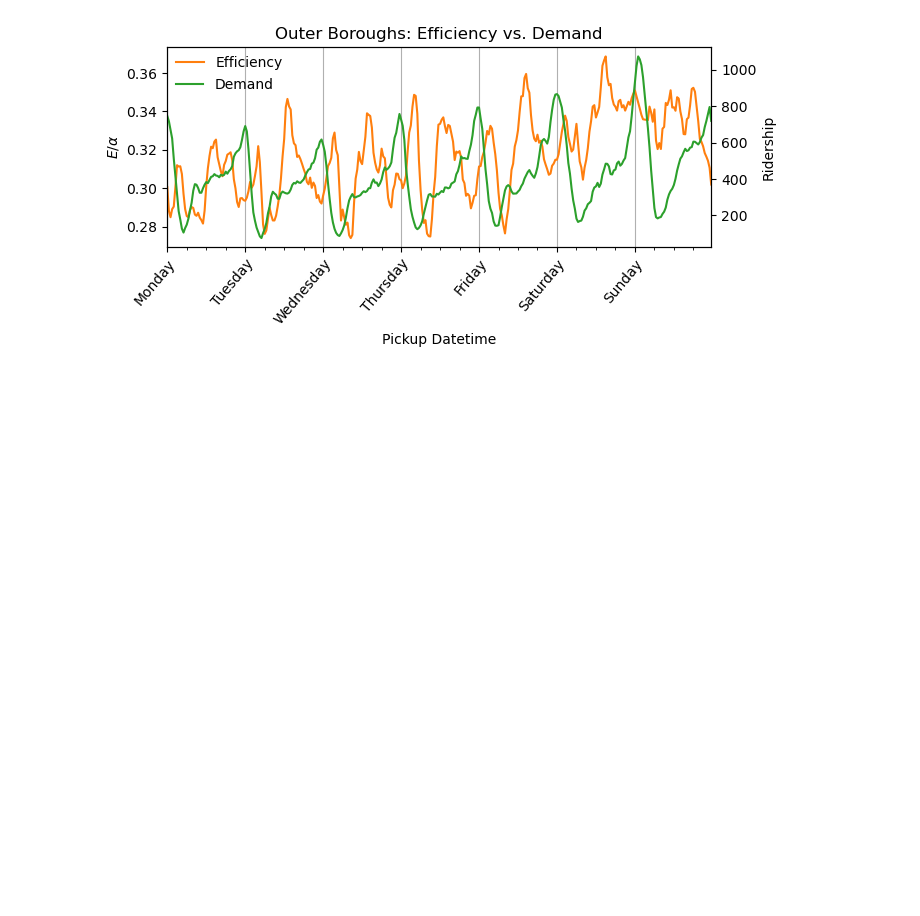
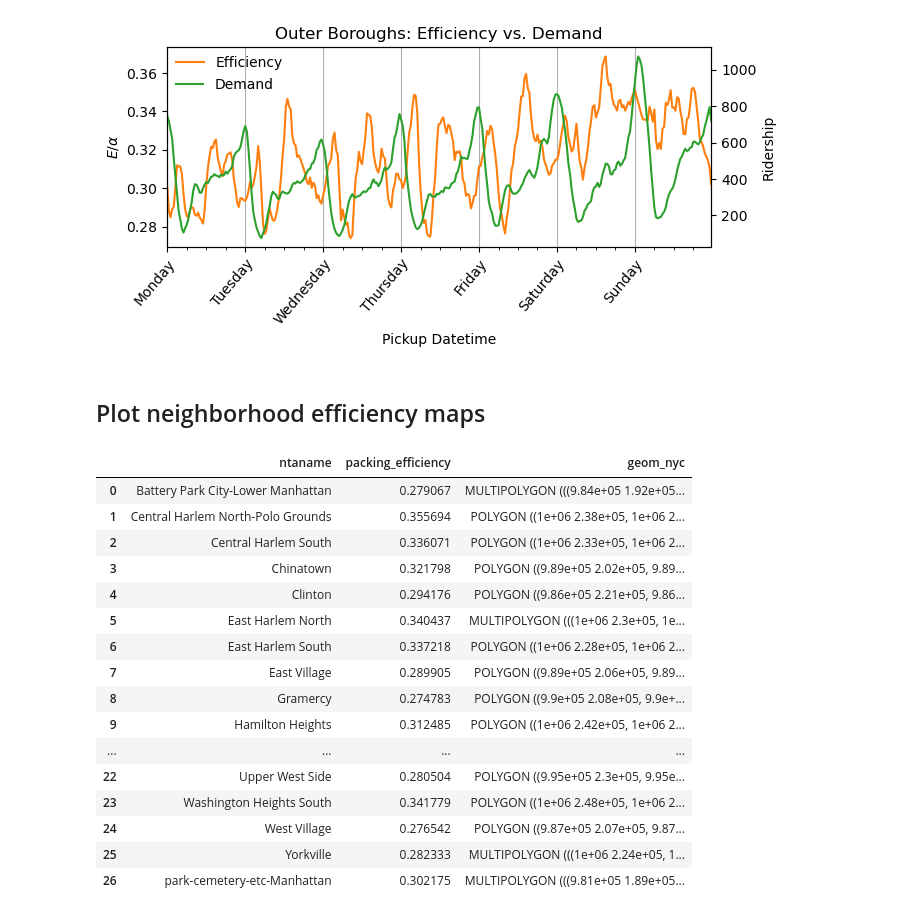
Before and after one commit to calebclayreagor/nyc-taxi-efficiency, a Jupyter notebook: notebooks/02_efficiency.ipynb, the cells around one changed output. Drawn from its saved outputs; the diff is of its cells as text; code cells hidden in the pictures; blank space fills up the shorter version.

```diff
--- a/notebooks/02_efficiency.ipynb
+++ b/notebooks/02_efficiency.ipynb
@@ -165,3 +166,5 @@ plt.tight_layout()
 plt.savefig(os.path.join(outdir, 'efficiency_vs_demand_outer_boroughs.svg'))
 # %% [output]
 [figure]
+# %% [markdown]
+## Plot neighborhood efficiency maps
@@ -167,0 +179,33 @@ plt.savefig(os.path.join(outdir, 'efficiency_vs_demand_outer_boroughs.svg'))
+# %%
+# manhattan weekday AM efficiency
+min_count, am, weekend = 100, (6, 12), '2013-06-08 00:00:00'
+agg_dict = {'packing_efficiency' : 'mean', 'geom_nyc' : 'first'}
+msk_manhattan = (df_nyc.BoroName_pickup_ == 'Manhattan')
+msk_weekday = (df_nyc.pickup_datetime < pd.to_datetime(weekend))
+msk_am = (df_nyc.pickup_datetime.dt.hour > am[0]) & \
+         (df_nyc.pickup_datetime.dt.hour < am[1])
+df_am = df_nyc.loc[msk_manhattan & msk_weekday & msk_am].copy()
+count = df_am.ntaname.value_counts()
+keep = count.index[count > min_count]
+df_am = (df_am.loc[df_am.ntaname.isin(keep)]
+         .groupby('ntaname', as_index = False)
+         .agg(agg_dict).set_geometry('geom_nyc'))
+df_am
+# %% [output]
+|  | ntaname | packing_efficiency | geom_nyc |
+| 0 | Battery Park City-Lower Manhattan | 0.279067 | MULTIPOLYGON (((9.84e+05 1.92e+05... |
+| 1 | Central Harlem North-Polo Grounds | 0.355694 | POLYGON ((1e+06 2.38e+05, 1e+06 2... |
+| 2 | Central Harlem South | 0.336071 | POLYGON ((1e+06 2.33e+05, 1e+06 2... |
+| 3 | Chinatown | 0.321798 | POLYGON ((9.89e+05 2.02e+05, 9.89... |
+| 4 | Clinton | 0.294176 | POLYGON ((9.86e+05 2.21e+05, 9.86... |
+| 5 | East Harlem North | 0.340437 | MULTIPOLYGON (((1e+06 2.3e+05, 1e... |
+| 6 | East Harlem South | 0.337218 | POLYGON ((1e+06 2.28e+05, 1e+06 2... |
+| 7 | East Village | 0.289905 | POLYGON ((9.89e+05 2.06e+05, 9.89... |
+| 8 | Gramercy | 0.274783 | POLYGON ((9.9e+05 2.08e+05, 9.9e+... |
+| 9 | Hamilton Heights | 0.312485 | POLYGON ((1e+06 2.42e+05, 1e+06 2... |
+| ... | ... | ... | ... |
+| 22 | Upper West Side | 0.280504 | POLYGON ((9.95e+05 2.3e+05, 9.95e... |
+| 23 | Washington Heights South | 0.341779 | POLYGON ((1e+06 2.48e+05, 1e+06 2... |
+| 24 | West Village | 0.276542 | POLYGON ((9.87e+05 2.07e+05, 9.87... |
+| 25 | Yorkville | 0.282333 | MULTIPOLYGON (((1e+06 2.24e+05, 1... |
+| 26 | park-cemetery-etc-Manhattan | 0.302175 | MULTIPOLYGON (((9.81e+05 1.89e+05... |
```
Also changed, not shown: parts of 7 cells of this notebook, 7 other files.
